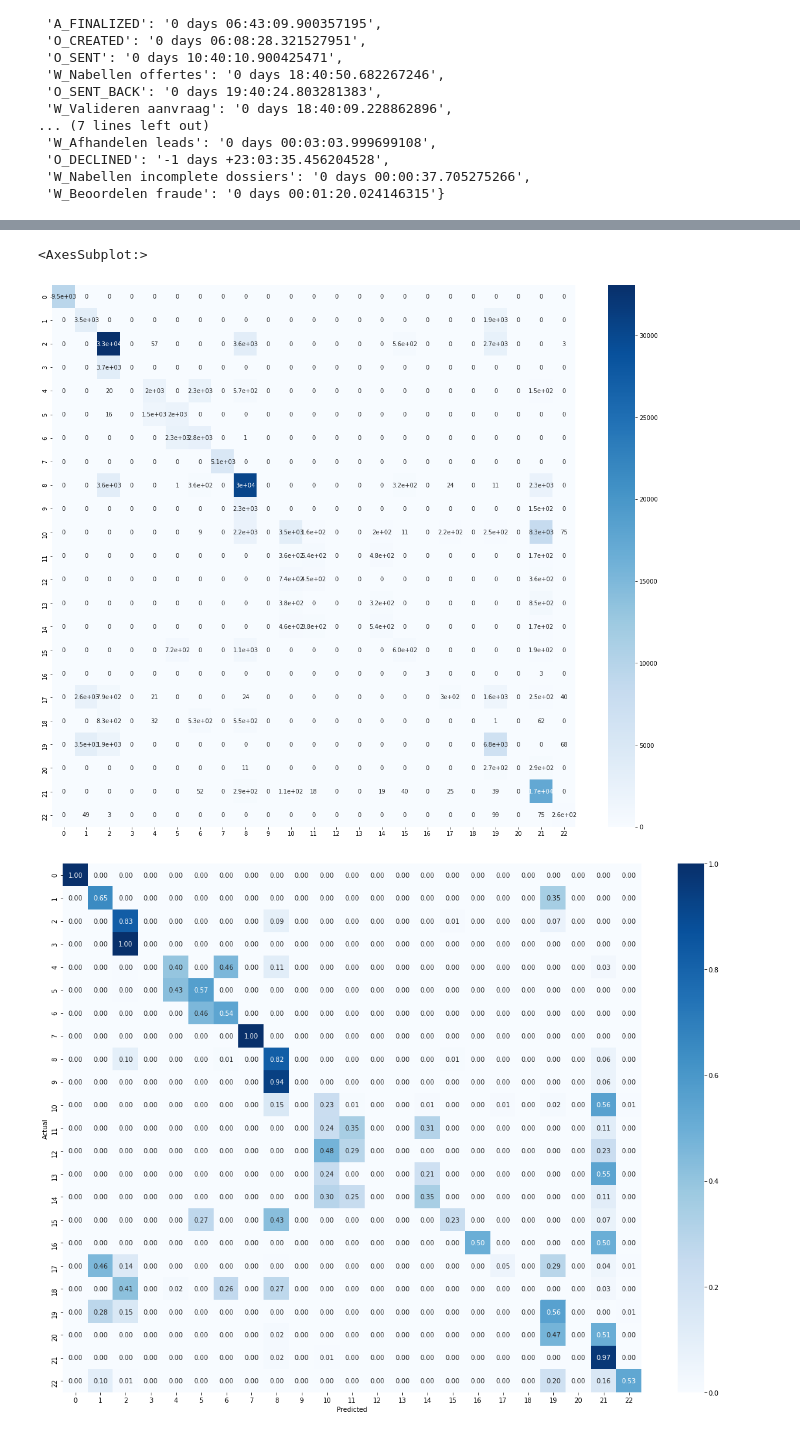
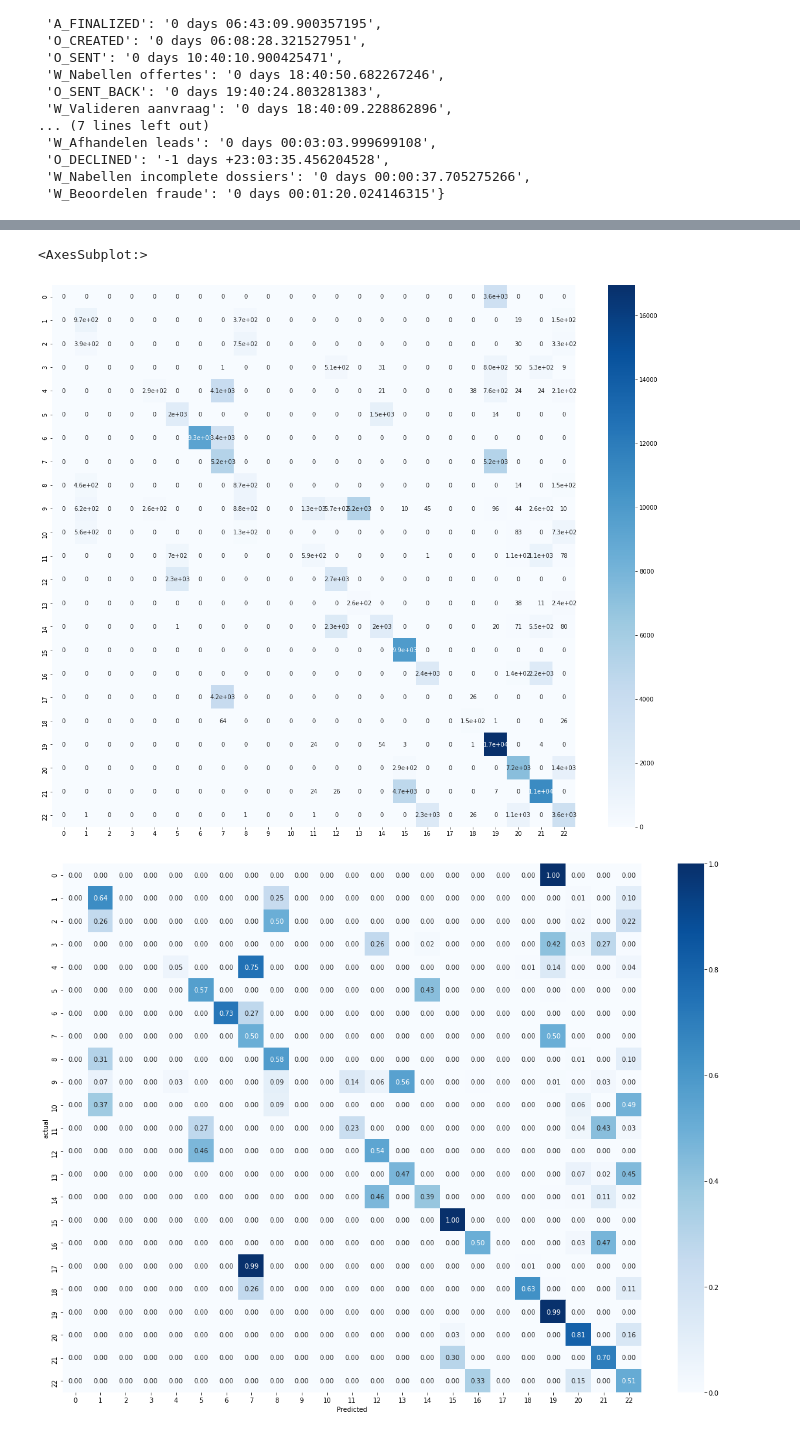
Before and after one commit to NickSot/process_mining, a Jupyter notebook: train_test_split_event_prediction_analysis-Copy1.ipynb, the cells around one changed output, grey strips where cells are left out. Drawn from its saved outputs; the diff is of its cells as text; code cells hidden in the pictures.

Commit message:
baseline event predictor with confusion matrix

```diff
--- a/train_test_split_event_prediction_analysis-Copy1.ipynb
+++ b/train_test_split_event_prediction_analysis-Copy1.ipynb
@@ -35,0 +48,6 @@ dftest = df.iloc[73257:]
+# %%
+#test train split on date
+slices = int(len(df)*0.3)
+print(slices)
+dftrain = df.iloc[:slices]
+dftest = df.iloc[slices:]
@@ -179,7 +200,8 @@ d
  'W_Nabellen incomplete dossiers': '0 days 00:00:37.705275266',
  'W_Beoordelen fraude': '0 days 00:01:20.024146315'}
 # %%
-df['next_event'] = df['concept:name'].map(next_common)
+df = dftest
+df['predicted_next_event'] = df['concept:name'].map(next_common_train)
 # %% [output]
 A value is trying to be set on a copy of a slice from a DataFrame.
 Try using .loc[row_indexer,col_indexer] = value instead
@@ -193,8 +234,10 @@ df = dftest
 #df.iloc[-100:]
 # %%
-df['real_next'] = df['concept:name'].shift(-1)
+#set actual next case in dataframe and remove predictions on non same cases
+df['next_event'] = df['concept:name'].shift(-1)
 df['next_case'] = df['case:concept:name'].shift(-1)
-df2 = df.drop(df[df['case:concept:name'] != df['next_case']].index)
+
+#df2 = df.drop(df[df['case:concept:name'] != df['next_case']].index)
 # %% [output]
 A value is trying to be set on a copy of a slice from a DataFrame.
 Try using .loc[row_indexer,col_indexer] = value instead
@@ -207,4 +250,5 @@ Try using .loc[row_indexer,col_indexer] = value instead
 See the caveats in the documentation: https://pandas.pydata.org/pandas-docs/stable/user_guide/indexing.html#returning-a-view-versus-a-copy
   df['next_case'] = df['case:concept:name'].shift(-1)
 # %%
-#df2.iloc[30:50]
+df2 = df
+df2.iloc[30:50]
@@ -258,24 +352,25 @@ numbers
 from sklearn.metrics import confusion_matrix
 import seaborn as sns
 df.dropna(inplace=True)
-cf_matrix = confusion_matrix(df2['real_next'].map(numbers), df2['next_event'].map(numbers))
+cf_matrix = confusion_matrix(df2['next_event'], df2['predicted_next_event'], labels=labelsd)
 fig, ax = plt.subplots(figsize=(20,17))
 sns.heatmap(cf_matrix, annot=True, cmap='Blues', ax=ax)
 # %% [output]
 <AxesSubplot:>
-[figure, old version]
+[figure, new version]
 # %%
 from sklearn.metrics import confusion_matrix
 import seaborn as sns
-y_test = df2['real_next'].map(numbers)
-y_pred = df2['next_event'].map(numbers)
-cm = confusion_matrix(y_test, y_pred)
+y_test = df2['next_event']
+y_pred = df2['predicted_next_event']
+labels = np.unique(y_test)
+cm = confusion_matrix(y_test, y_pred, labels=labels)
 # Normalise
 cmn = cm.astype('float') / cm.sum(axis=1)[:, np.newaxis]
 fig, ax = plt.subplots(figsize=(20,15))
 sns.heatmap(cmn, annot=True, fmt='.2f', cmap='Blues', ax=ax)
-plt.ylabel('Actual')
 plt.xlabel('Predicted')
+plt.ylabel('actual')
 plt.show(block=False)
 # %% [output]
-[figure, old version]
+[figure, new version]
```
Also changed, not shown: parts of 26 cells of this notebook.
